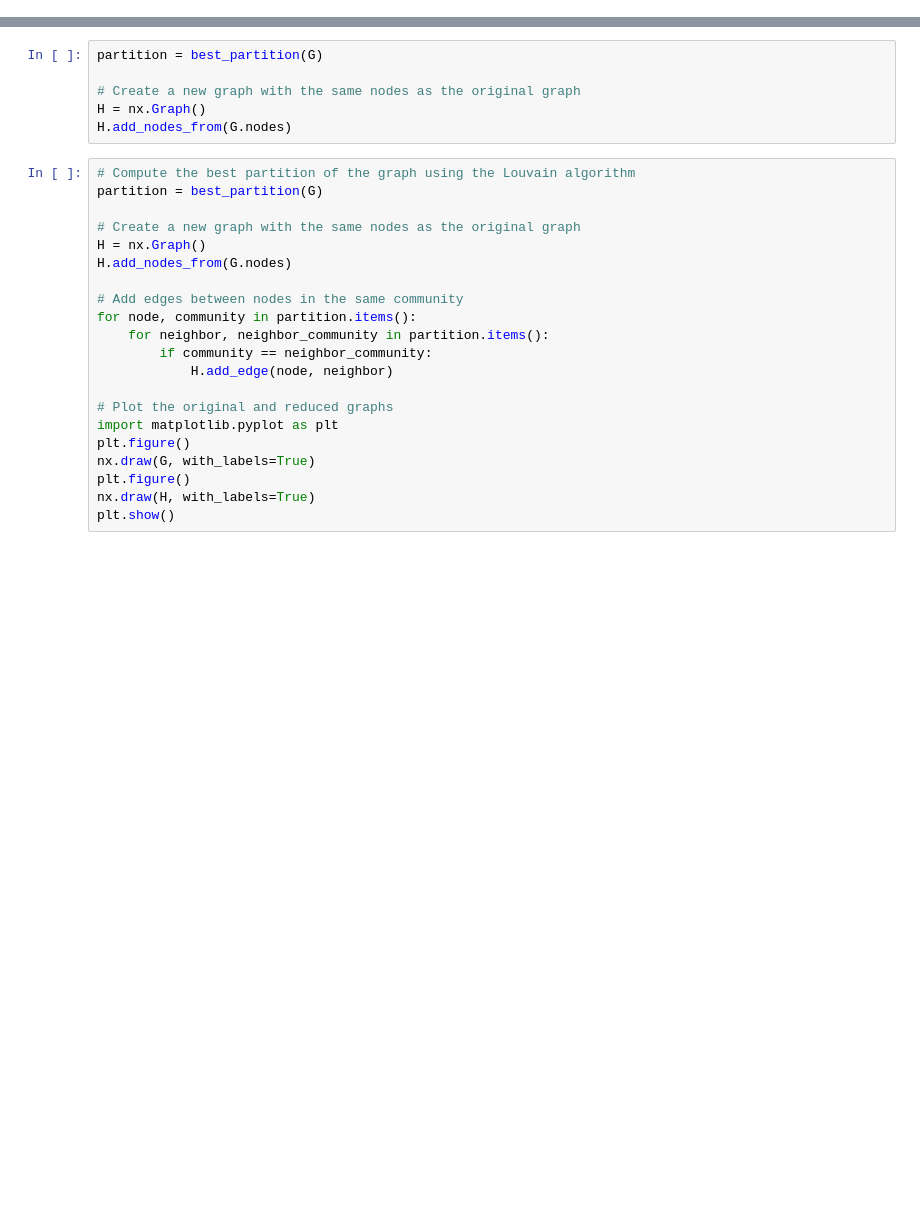
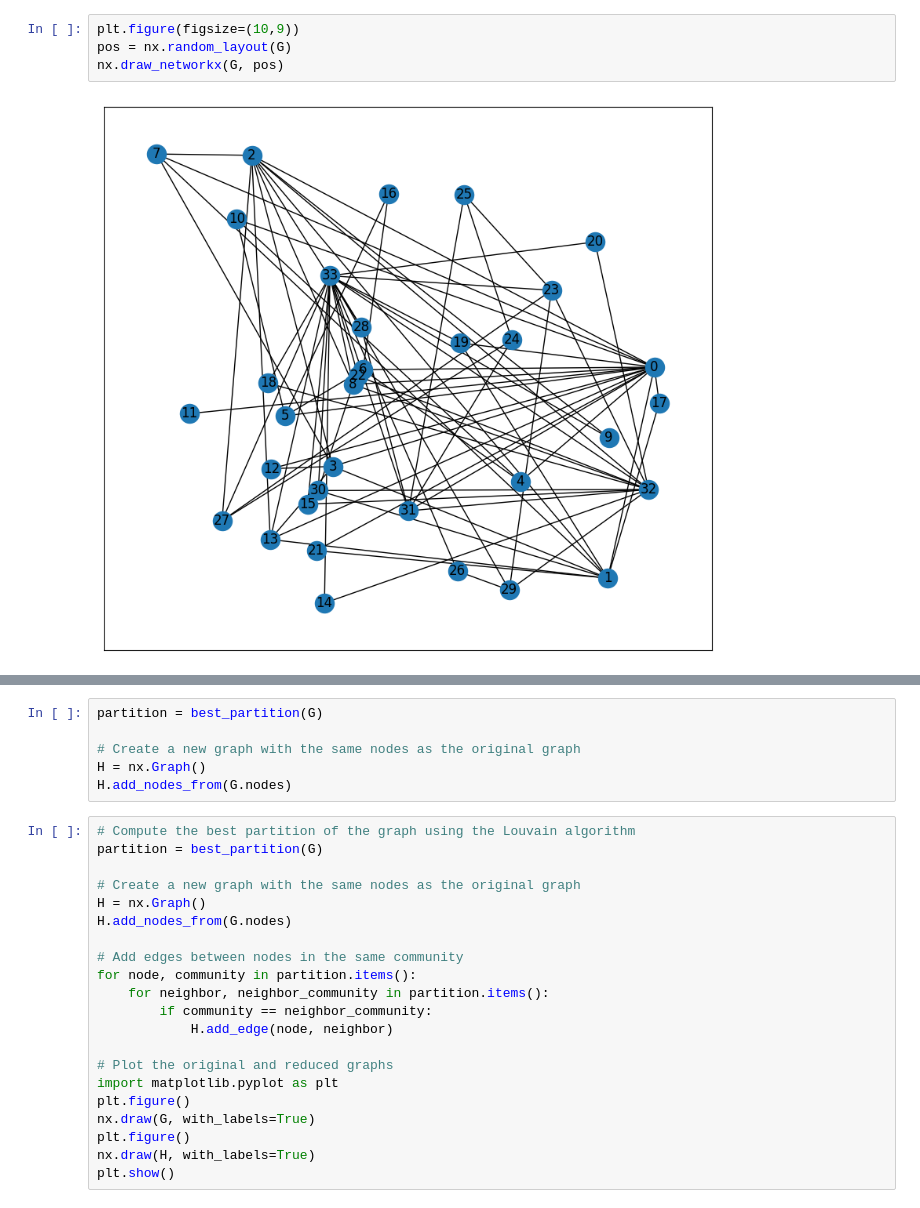
Before and after one commit to costasmexis/gemon, a Jupyter notebook: KarateClub/Untitled.ipynb, the cells around one changed output, grey strips where cells are left out. Saved outputs shown, nothing was run; the diff lists cells and outputs as text; blank space fills up the shorter version.

```diff
--- a/KarateClub/Untitled.ipynb
+++ b/KarateClub/Untitled.ipynb
@@ -6,0 +27,6 @@ G = nx.karate_club_graph()
+# %%
+plt.figure(figsize=(10,9))
+pos = nx.random_layout(G)
+nx.draw_networkx(G, pos)
+# %% [output]
+[figure, added]
```
Also changed, not shown: parts of 21 cells of this notebook, 12 other files.
